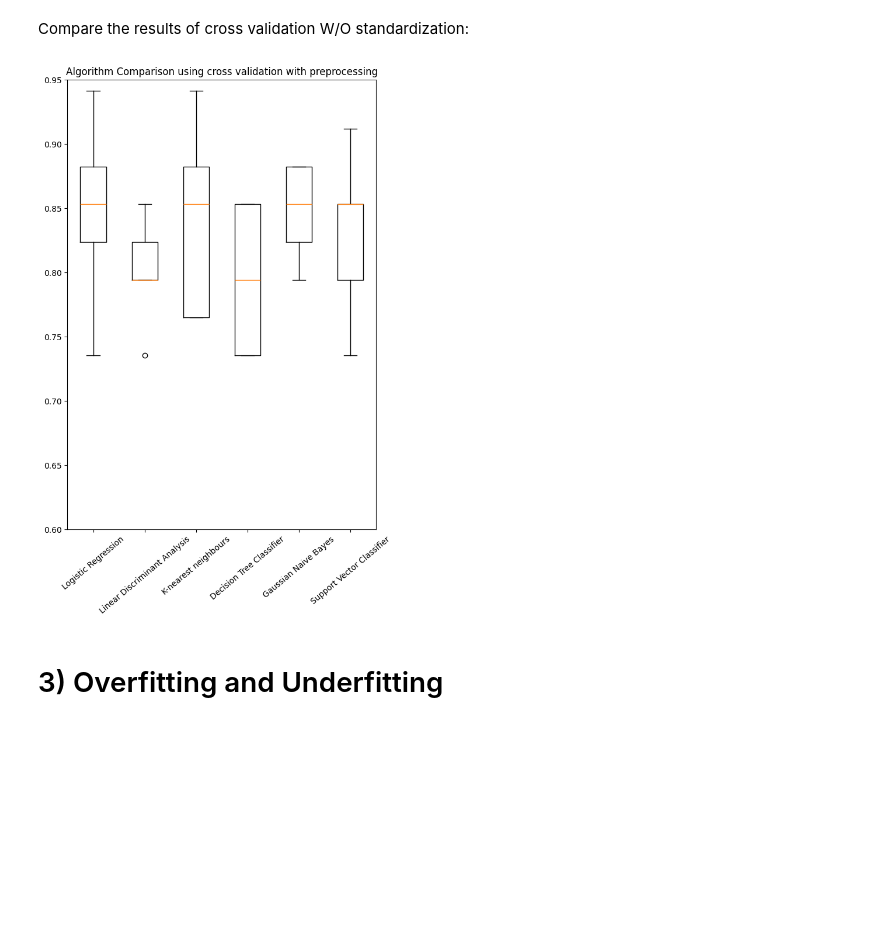
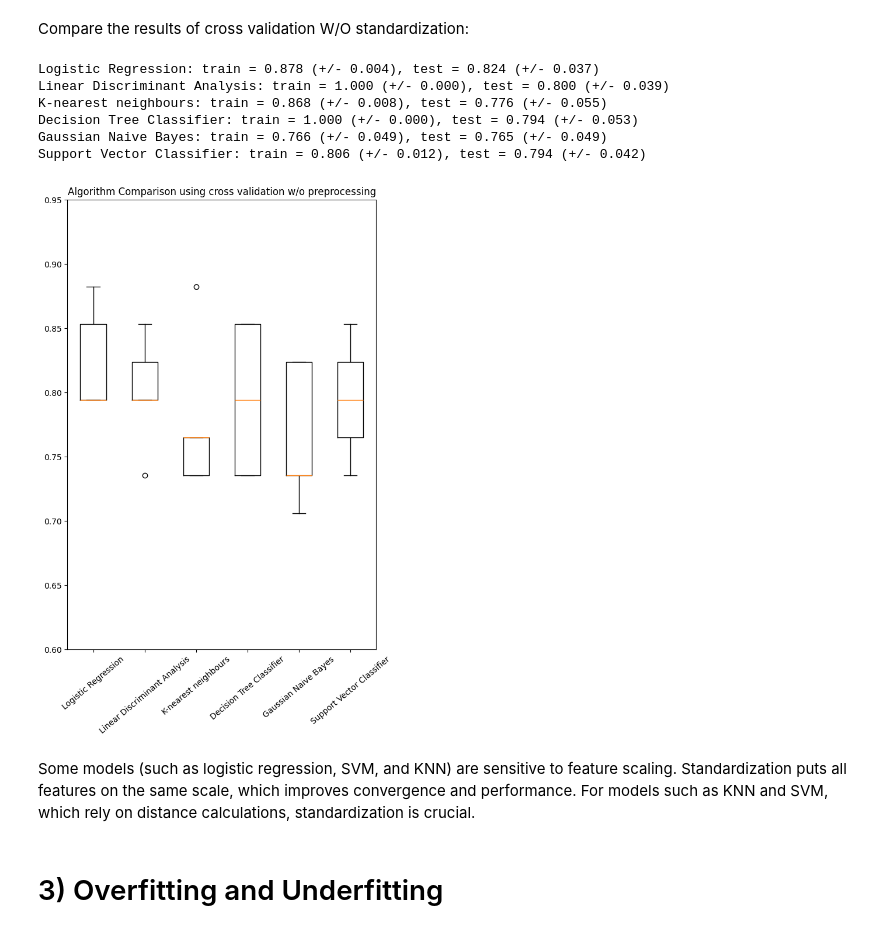
Before and after one commit to marsvn/PythonM2-jour3, a Jupyter notebook: data/04022026/p2.ipynb, the cells around one changed output. Cells and saved outputs as stored; diff of their text form; code cells hidden in the pictures; blank space fills up the shorter version.

```diff
--- a/data/04022026/p2.ipynb
+++ b/data/04022026/p2.ipynb
@@ -641,19 +667,58 @@ Support Vector Classifier: train = 0.976 (+/- 0.006), test = 0.829 (+/- 0.060)
 # %% [markdown]
 Compare the results of cross validation W/O standardization:
-# %%
-import matplotlib.pyplot as plt
-
-# boxplot algorithm comparison
-plt.figure(figsize=(15,10))
-
-ax = plt.subplot(122)
-plt.title('Algorithm Comparison using cross validation with preprocessing')
-plt.boxplot(all_results_cv_val_w_std)
-ax.set_ylim([0.60, 0.95])
-ax.set_xticklabels(names, rotation=40)
-plt.show();
-# %% [output]
-[figure, removed]
+# %%
+def cross_validation(X, y, model, num_folds=5):
+
+  if isinstance(X, pd.DataFrame):
+      X = X.to_numpy()
+  if isinstance(y, pd.DataFrame):
+      y = y.to_numpy()
+
+  cv = KFold(n_splits=num_folds, random_state=123, shuffle=True)
+  results_train, results_test = [], []
+  for train_index, test_index in cv.split(X):
+      X_train, X_test, y_train, y_test = X[train_index], X[test_index], y[train_index], y[test_index]
+
+
+      clf = model.fit(X_train, y_train)
+      accuracy_train = clf.score(X=X_train, y=y_train)
+      accuracy_test = clf.score(X=X_test, y=y_test)  # Return the mean accuracy
+      results_train.append(accuracy_train)
+      results_test.append(accuracy_test)
+  return results_train, results_test
+
+all_results_cv_train_wo_std, all_results_cv_val_wo_std, names = [], [], []
+for name, model in models:
+    names.append(name)
+    results_cv_train_wo_std, results_cv_val_wo_std = cross_validation(X=x_train, y=y_train, model=model, num_folds=5)
+    all_results_cv_train_wo_std.append(results_cv_train_wo_std)
+    all_results_cv_val_wo_std.append(results_cv_val_wo_std)
+    means_train, stds_train = np.mean(results_cv_train_wo_std), np.std(results_cv_train_wo_std)
+    means_val, stds_val = np.mean(results_cv_val_wo_std), np.std(results_cv_val_wo_std)
+    msg = "%s: train = %.3f (+/- %.3f), test = %.3f (+/- %.3f)" % (name, means_train, stds_train, means_val, stds_val)
+    print(msg)
+
+
+# boxplot algorithm comparison
+plt.figure(figsize=(15,10))
+
+ax = plt.subplot(122)
+plt.title('Algorithm Comparison using cross validation w/o preprocessing')
+plt.boxplot(all_results_cv_val_wo_std)
+ax.set_ylim([0.60, 0.95])
+ax.set_xticklabels(names, rotation=40)
+plt.show()
+# %% [output]
+Logistic Regression: train = 0.878 (+/- 0.004), test = 0.824 (+/- 0.037)
+Linear Discriminant Analysis: train = 1.000 (+/- 0.000), test = 0.800 (+/- 0.039)
+K-nearest neighbours: train = 0.868 (+/- 0.008), test = 0.776 (+/- 0.055)
+Decision Tree Classifier: train = 1.000 (+/- 0.000), test = 0.794 (+/- 0.053)
+Gaussian Naive Bayes: train = 0.766 (+/- 0.049), test = 0.765 (+/- 0.049)
+Support Vector Classifier: train = 0.806 (+/- 0.012), test = 0.794 (+/- 0.042)
+[figure, added]
+# %% [markdown]
+Some models (such as logistic regression, SVM, and KNN) are sensitive to feature scaling. Standardization puts all features on the same scale, which improves convergence and performance.
+For models such as KNN and SVM, which rely on distance calculations, standardization is crucial.
 # %% [markdown]
 # 3) Overfitting and Underfitting
 # %% [markdown]
```
Also changed, not shown: parts of 16 cells of this notebook.
